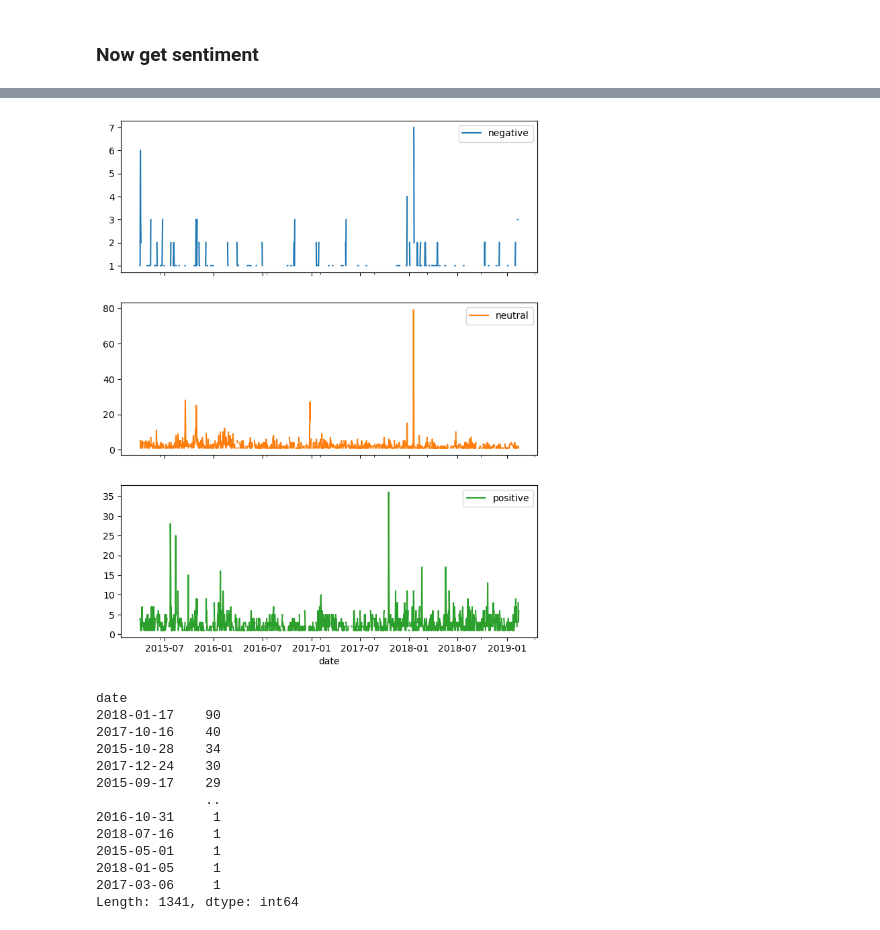
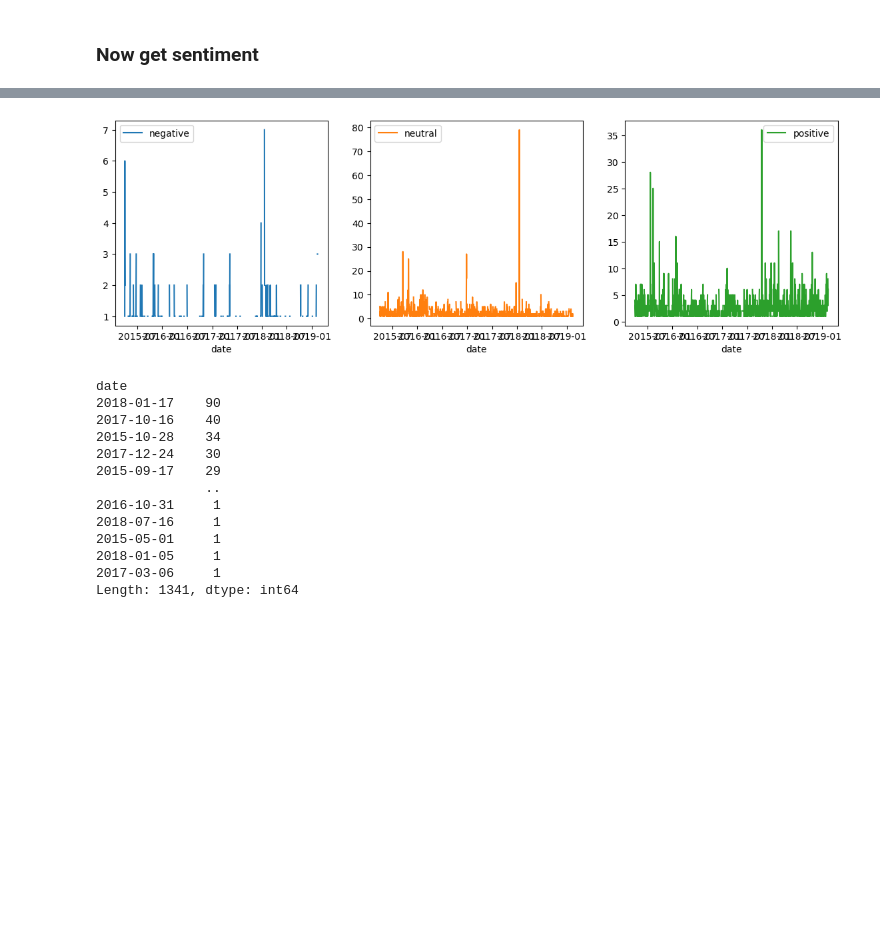
Before and after one commit to celiason/museum-visitor-model, a Jupyter notebook: sentiment.ipynb, the cells around one changed output, grey strips where cells are left out. Drawn from its saved outputs; the diff is of its cells as text; code cells hidden in the pictures; blank space fills up the shorter version.

```diff
--- a/sentiment.ipynb
+++ b/sentiment.ipynb
@@ -152,35 +152,35 @@ import datetime as dt
 tweets['date'] = pd.to_datetime(tweets['Timestamp']).dt.date
 
 # Summarize number of rows by date and sentiment
 summary_by_date = tweets.groupby([tweets['date'], 'Sentiment']).size().reset_index(name='counts')
 
 summary_by_date_wide = summary_by_date.pivot(index='date', columns='Sentiment', values='counts')
 summary_by_date_wide.reset_index(inplace=True)
 summary_by_date_wide.head()
 
-summary_by_date_wide.plot(x='date', y=['negative','neutral','positive'], subplots=True, layout=(3,1), figsize=(8,10))
+summary_by_date_wide.plot(x='date', y=['negative','neutral','positive'], subplots=True, layout=(1,3), figsize=(14,4))
 
 # Line plot
 # sns.lineplot(data=summary_by_date, x='date', y='counts', hue='Sentiment')
 # plt.xticks(rotation=45, fontsize=8)
 
 # subplots by sentiment
 
 
 
 
 
 # Bar plot
 # summary_by_date.pivot(index='date', columns='Sentiment', values='counts').plot(kind='bar', stacked=True)
 # plt.gca().xaxis.set_major_locator(plt.MaxNLocator(nbins=12))
 
 # plt.xticks(rotation=45, fontsize=8)
 # plt.title('Number of tweets over time')
 
 # save figure
 plt.savefig('figs/timeline_sentiment_bristol.png', dpi=300)
 # %% [output]
-[figure, old version]
+[figure, new version]
 # %%
 # summary_by_date.sort_values('counts', ascending=False)
 tweets.groupby(tweets['date']).size().sort_values(ascending=False)
```
Also changed, not shown: parts of 2 cells of this notebook, 1 other file.
